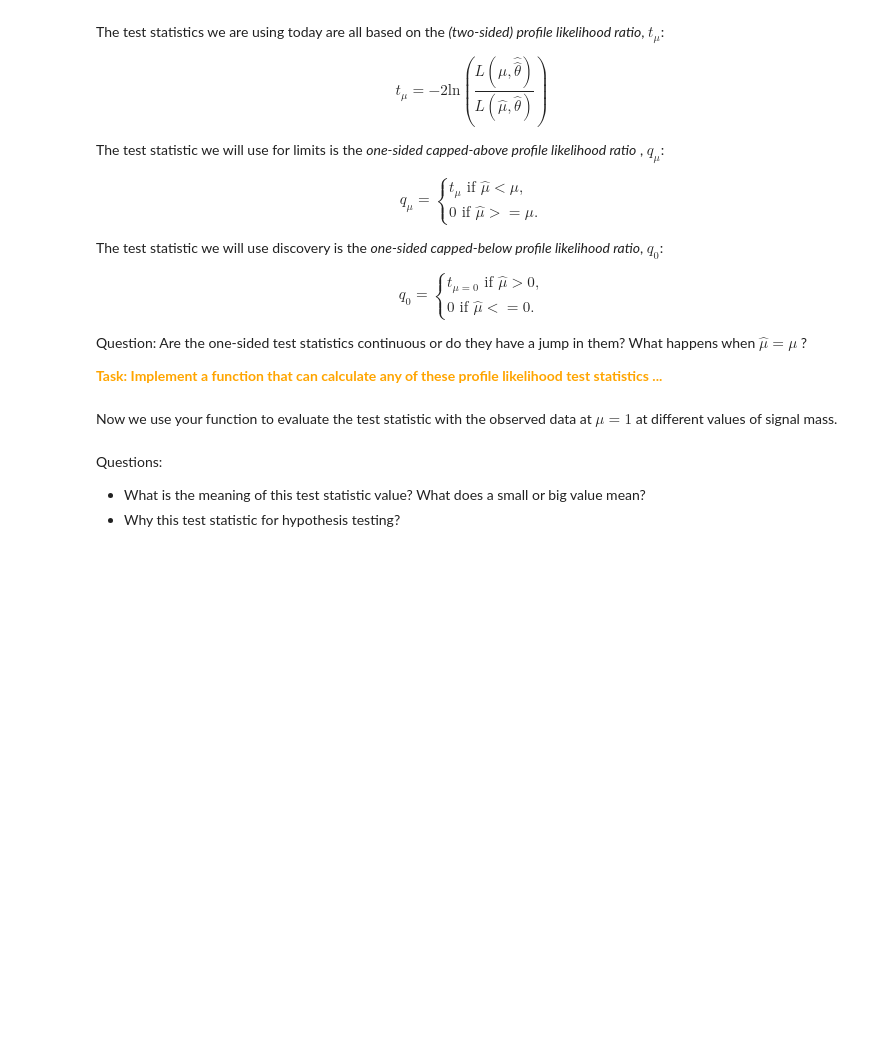
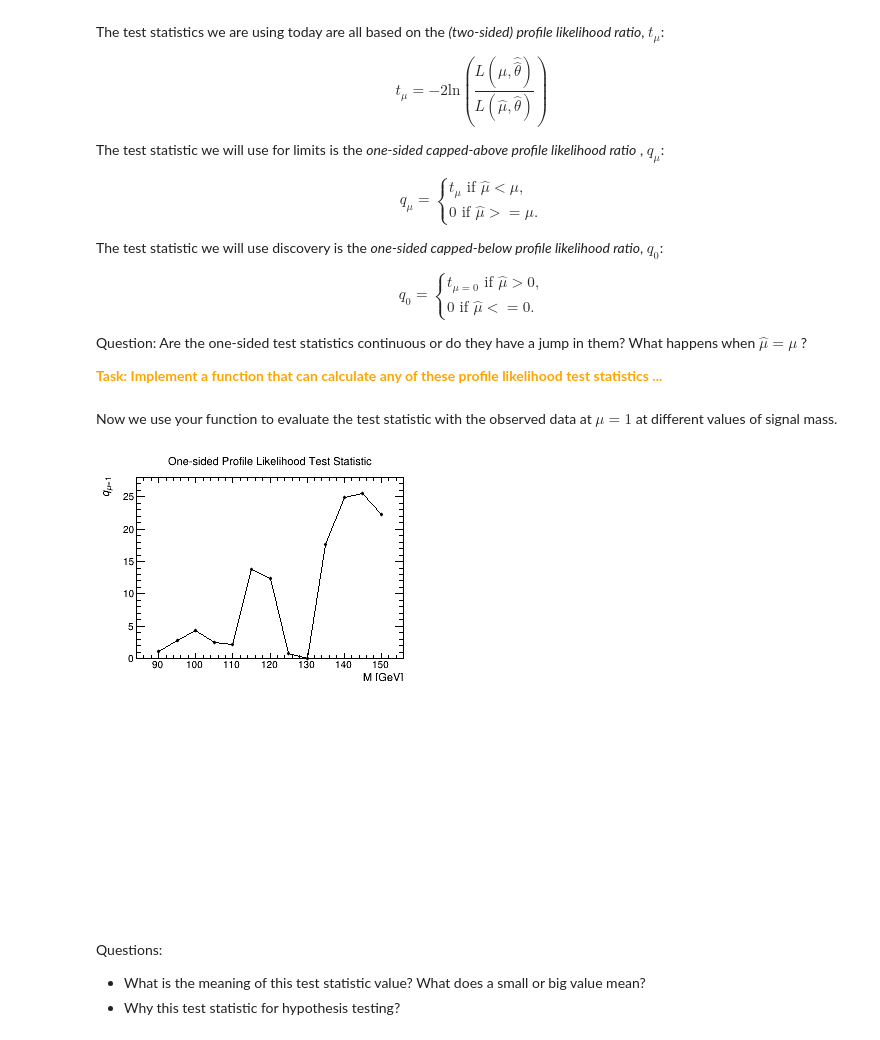
Before and after one commit to will-cern/ralstats, a Jupyter notebook: Main.ipynb, the cells around one changed output. Saved outputs shown, nothing was run; the diff lists cells and outputs as text; code cells hidden in the pictures; blank space fills up the shorter version.

```diff
--- a/Main.ipynb
+++ b/Main.ipynb
@@ -131,9 +150,9 @@ Question: Are the one-sided test statistics continuous or do they have a jump in
 
 <span style="color:orange">**Task: Implement a function that can calculate any of these profile likelihood test statistics ...**</span>
 # %%
-def pll(mu_test, data, globs, oneSided=False, cappedAbove=True):
+def pll(mu_test, data, oneSided=False, cappedAbove=True):
     mu_var.setConstant(False)
-    ufit = fit(model,data,globs)
+    ufit = fit(model,data)
     if ufit.status()!=0:
         print("Unconditional fit failed",ufit.status())
         return None
@@ -142,7 +161,7 @@ def pll(mu_test, data, globs, oneSided=False, cappedAbove=True):
         if not cappedAbove and ufit.floatParsFinal().find(mu_var.GetName()).getVal() <= mu_test: return 0.0
     mu_var.setVal(mu_test)
     mu_var.setConstant(True)
-    cfit = fit(model,data,globs)
+    cfit = fit(model,data)
     if cfit.status()!=0:
         print("Conditional fit failed",cfit.status())
         return None
@@ -152,18 +171,20 @@ Now we use your function to evaluate the test statistic with the observed data a
 # %%
 c = ROOT.TCanvas()
 c.DivideSquare(4)
 
 obs_plls = ROOT.TGraph()
 obs_plls.SetTitle("One-sided Profile Likelihood Test Statistic;M [GeV];\\tilde{q}_{\mu=1}")
 
 for i in range(hypoSpace.GetN()):
     mass_var.setVal(hypoSpace.GetPointX(i))
-    obs_pll = pll(hypoSpace.GetPointY(i),obsData,obsGlobs,True)
+    obs_pll = pll(hypoSpace.GetPointY(i),obsData,True)
     obs_plls.AddPoint(mass_var.getVal(),obs_pll)
 
 c.SetSelectedPad( c.GetPad(1).cd() )
 obs_plls.DrawClone("ALP")
 c.Draw()
+# %% [output]
+[figure, added]
 # %% [markdown]
 Questions:
    * What is the meaning of this test statistic value? What does a small or big value mean?
```
Also changed, not shown: parts of 26 cells of this notebook, 3 other files.
